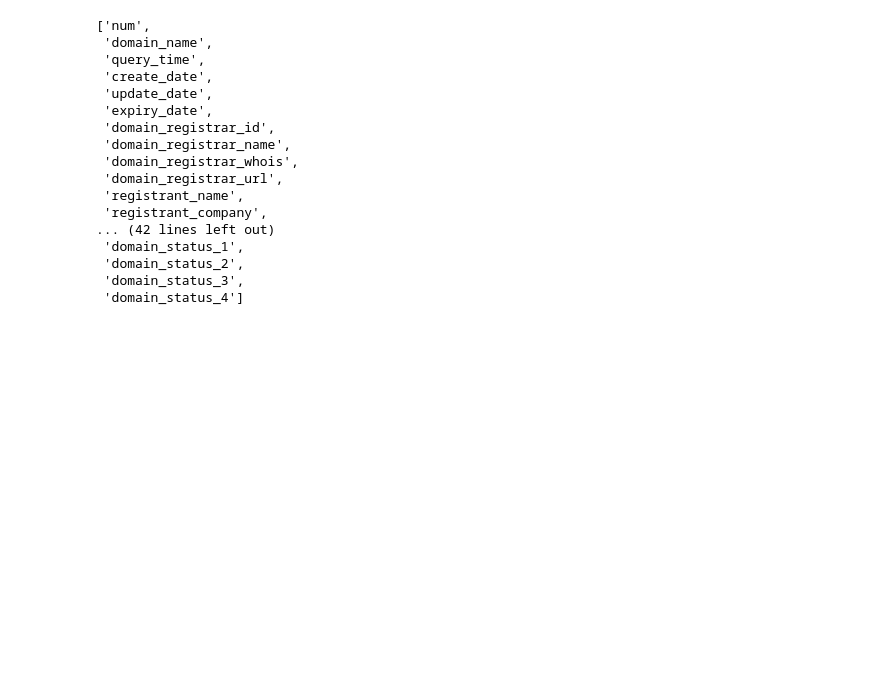
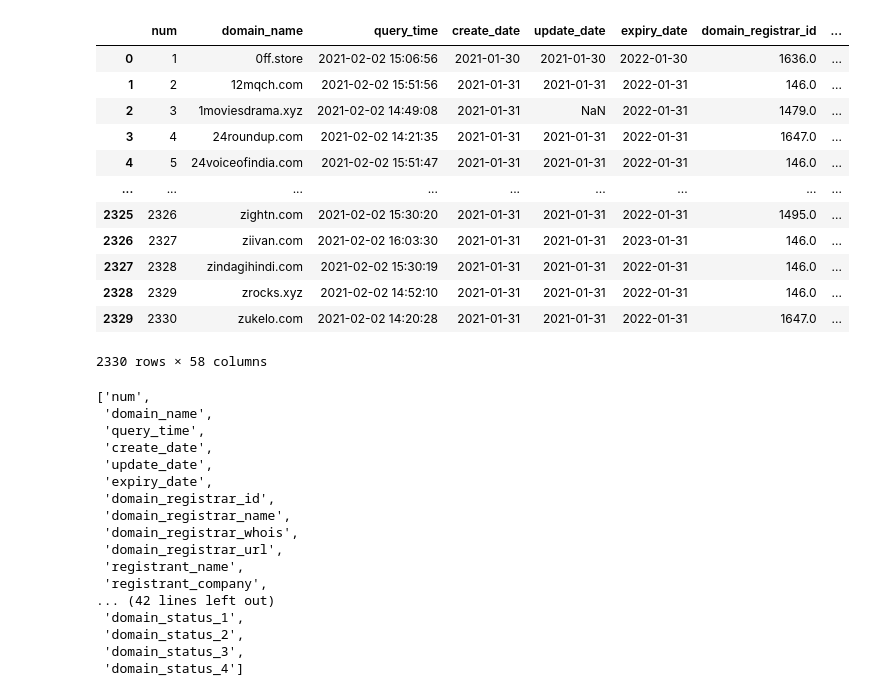
Before and after one commit to aryan22796/indiacsv, a Jupyter notebook: india.ipynb, the cells around one changed output. Saved outputs shown, nothing was run; the diff lists cells and outputs as text; code cells hidden in the pictures; blank space fills up the shorter version.

```diff
--- a/india.ipynb
+++ b/india.ipynb
@@ -2,6 +2,21 @@
 import pandas as pd
 # %%
 df= pd.read_csv('india.csv')
+df
+# %% [output]
+|  | num | domain_name | query_time | create_date | update_date | expiry_date | domain_registrar_id | ... |
+| 0 | 1 | 0ff.store | 2021-02-02 15:06:56 | 2021-01-30 | 2021-01-30 | 2022-01-30 | 1636.0 | ... |
+| 1 | 2 | 12mqch.com | 2021-02-02 15:51:56 | 2021-01-31 | 2021-01-31 | 2022-01-31 | 146.0 | ... |
+| 2 | 3 | 1moviesdrama.xyz | 2021-02-02 14:49:08 | 2021-01-31 | NaN | 2022-01-31 | 1479.0 | ... |
+| 3 | 4 | 24roundup.com | 2021-02-02 14:21:35 | 2021-01-31 | 2021-01-31 | 2022-01-31 | 1647.0 | ... |
+| 4 | 5 | 24voiceofindia.com | 2021-02-02 15:51:47 | 2021-01-31 | 2021-01-31 | 2022-01-31 | 146.0 | ... |
+| ... | ... | ... | ... | ... | ... | ... | ... | ... |
+| 2325 | 2326 | zightn.com | 2021-02-02 15:30:20 | 2021-01-31 | 2021-01-31 | 2022-01-31 | 1495.0 | ... |
+| 2326 | 2327 | ziivan.com | 2021-02-02 16:03:30 | 2021-01-31 | 2021-01-31 | 2023-01-31 | 146.0 | ... |
+| 2327 | 2328 | zindagihindi.com | 2021-02-02 15:30:19 | 2021-01-31 | 2021-01-31 | 2022-01-31 | 146.0 | ... |
+| 2328 | 2329 | zrocks.xyz | 2021-02-02 14:52:10 | 2021-01-31 | 2021-01-31 | 2022-01-31 | 146.0 | ... |
+| 2329 | 2330 | zukelo.com | 2021-02-02 14:20:28 | 2021-01-31 | 2021-01-31 | 2022-01-31 | 1647.0 | ... |
+2330 rows × 58 columns
 # %%
 list(df.columns.values)
 # %% [output]
```
Also changed, not shown: parts of 9 cells of this notebook, 2 other files.
